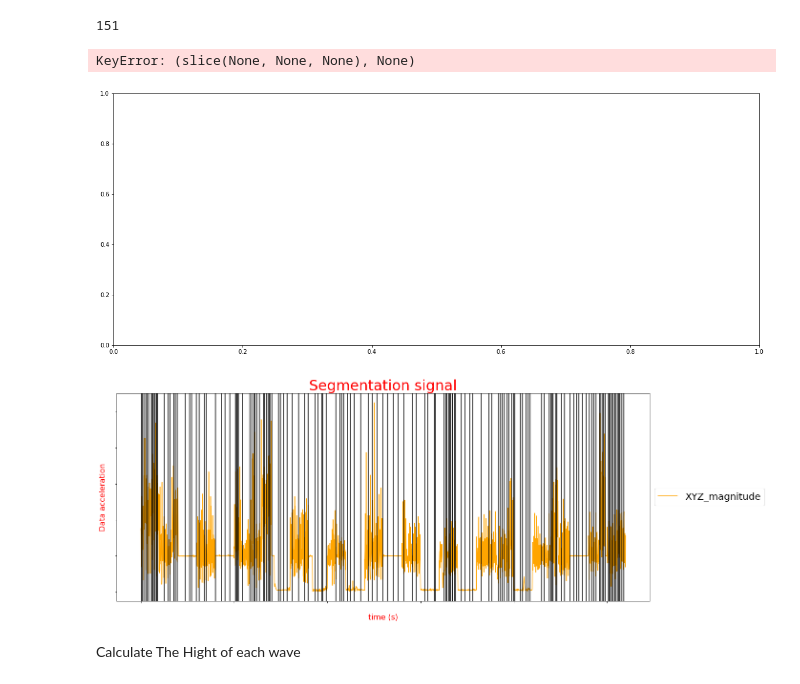
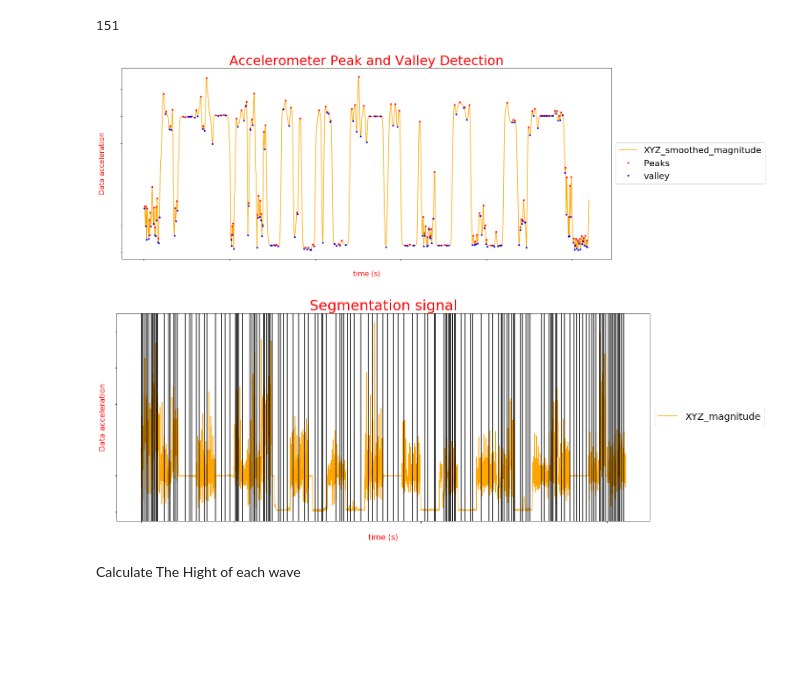
Before and after one commit to yousefkhaled282/Human-Activity-Recognition, a Jupyter notebook: Human Activity Recognition.ipynb, the cells around one changed output. Cells and saved outputs as stored; diff of their text form; code cells hidden in the pictures; blank space fills up the shorter version.

```diff
--- a/Human Activity Recognition.ipynb
+++ b/Human Activity Recognition.ipynb
@@ -235,21 +234,19 @@ t=df['timeElapsed']
 # %%
 plt.figure(figsize=(20,8))
 plt.plot(df['timeElapsed'],xyz_smoothed,label='XYZ_smoothed_magnitude',color='orange')
 plt.plot(t[peak_x], peak[peak_x], 'r.',label='Peaks')
 plt.plot(t[valley], peak[valley], 'b.',label='valley')
-for i in list_of_valley:
-    plt.axvline(t[i],color='blue')
+
 plt.title('Accelerometer Peak and Valley Detection',color='red',fontsize=30)
 plt.ylabel('Data acceleration',color='red',fontsize=16)
 plt.xlabel('time (s)',color='red',fontsize=16)
 plt.legend(loc='center left', bbox_to_anchor=(1, 0.5),prop={'size': 20})
 plt.xticks(fontsize=16,color='white')
 plt.yticks(fontsize=16,color='white')
 
 plt.show()
 # %% [output]
-KeyError: (slice(None, None, None), None)
-[figure, old version]
+[figure, new version]
 # %%
 plt.figure(figsize=(20,8))
 plt.plot(df['timeElapsed'],XYZ,label='XYZ_magnitude',color='orange')
@@ -264,7 +261,7 @@ plt.yticks(fontsize=16,color='white')
 
 plt.show()
 # %% [output]
-[figure, old version]
+[figure, new version]
 # %% [markdown]
 Calculate The Hight of each wave
 # %%
```
Also changed, not shown: parts of 21 cells of this notebook, 1 other file.
